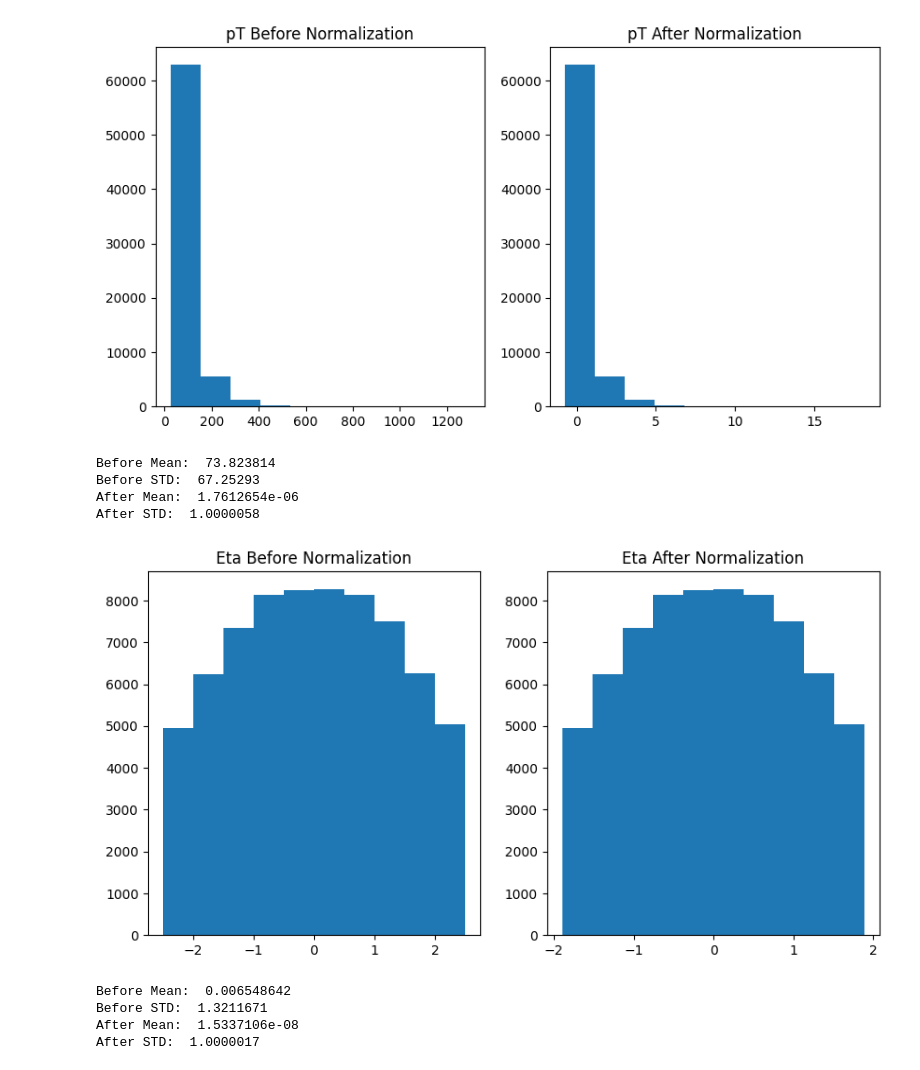
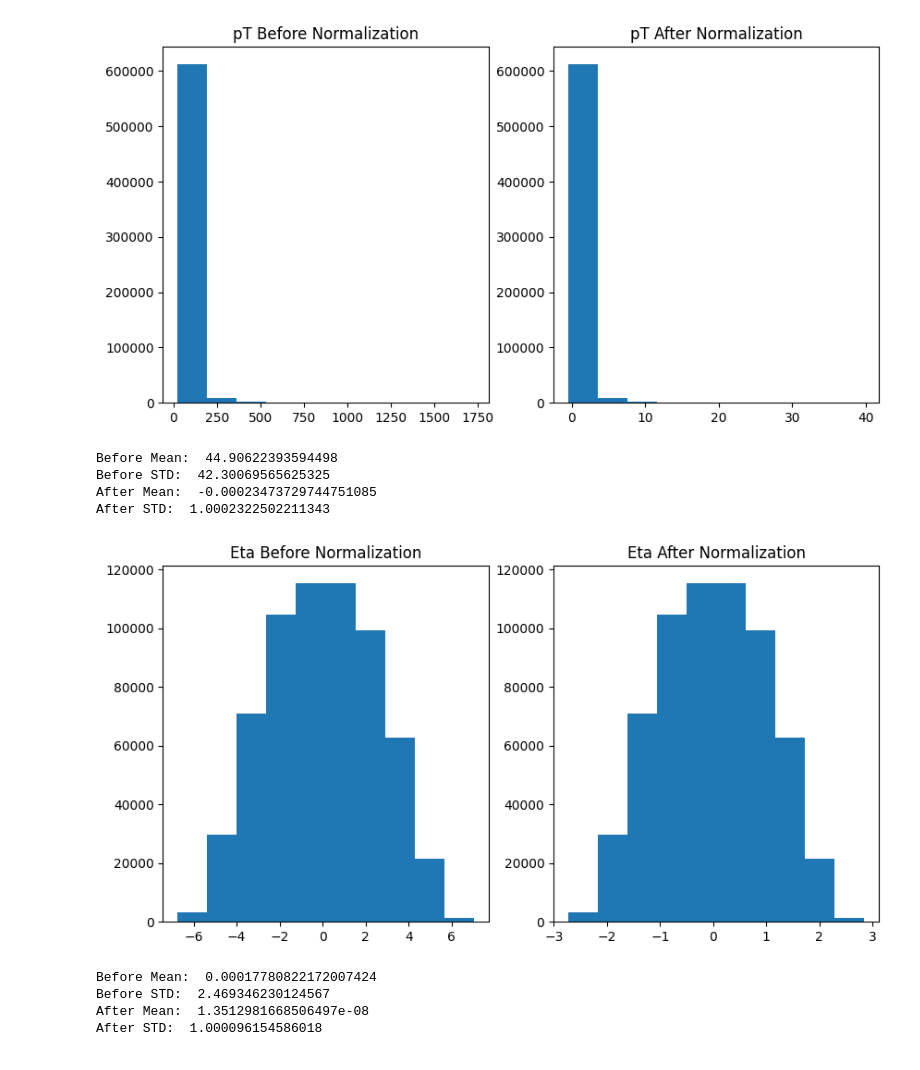
Before and after one commit to LukeV37/Pileup_Project, a Jupyter notebook: analysis/Zprime_Classifier.ipynb, the cells around one changed output. Cells and saved outputs as stored; diff of their text form; code cells hidden in the pictures.

```diff
--- a/analysis/Zprime_Classifier.ipynb
+++ b/analysis/Zprime_Classifier.ipynb
@@ -20,7 +20,7 @@ with uproot.open("ntuples/dataset_mu60_ztt1000_10k.root:fastjet") as f:
     jet_m_sig = f["jet_m"].array()
     jet_pufr_sig = f["jet_pufr_truth"].array()
     jet_idx_sig = f["jet_ttbar_match"].array()
-    jet_label_sig = ak.ones_like(jet_pt_sig)
+    jet_label_sig = np.ones(len(jet_pt_sig))
 
 # Load background sample into memory
 with uproot.open("ntuples/dataset_mu60_ttbar_10k.root:fastjet") as f:
@@ -30,12 +30,13 @@ with uproot.open("ntuples/dataset_mu60_ttbar_10k.root:fastjet") as f:
     jet_m_bkg = f["jet_m"].array()
     jet_pufr_bkg = f["jet_pufr_truth"].array()
     jet_idx_bkg = f["jet_ttbar_match"].array()
-    jet_label_bkg = ak.zeros_like(jet_pt_bkg)
+    jet_label_bkg = np.zeros(len(jet_pt_bkg))
 # %%
 # crazy vectorized syntax https://awkward-array.org/doc/main/user-guide/how-to-restructure-concatenate.html#emulating-numpy-s-stack-functions
-jet_sig = ak.concatenate([jet_pt_sig[:, np.newaxis], jet_eta_sig[:, np.newaxis], jet_phi_sig[:, np.newaxis], jet_m_sig[:, np.newaxis], jet_pufr_sig[:, np.newaxis], jet_label_sig[:, np.newaxis]], axis=1)
-jet_bkg = ak.concatenate([jet_pt_bkg[:, np.newaxis], jet_eta_bkg[:, np.newaxis], jet_phi_bkg[:, np.newaxis], jet_m_bkg[:, np.newaxis], jet_pufr_bkg[:, np.newaxis], jet_label_bkg[:, np.newaxis]], axis=1)
+jet_sig = ak.concatenate([jet_pt_sig[:, :, np.newaxis], jet_eta_sig[:, :, np.newaxis], jet_phi_sig[:, :, np.newaxis], jet_m_sig[:, :, np.newaxis], jet_pufr_sig[:, :, np.newaxis]], axis=2)
+jet_bkg = ak.concatenate([jet_pt_bkg[:, :, np.newaxis], jet_eta_bkg[:, :, np.newaxis], jet_phi_bkg[:, :, np.newaxis], jet_m_bkg[:, :, np.newaxis], jet_pufr_bkg[:, :, np.newaxis]], axis=2)
 
 # combine sig and bkg into one vector
 jet_feats = ak.concatenate([jet_sig, jet_bkg], axis=0)
+jet_labels = np.concatenate([jet_label_sig,jet_label_bkg], axis=0)
 jet_idx = np.array(ak.concatenate([jet_idx_sig, jet_idx_bkg], axis=0))
@@ -63,0 +43,7 @@ Wall time: 16.5 s
+# %%
+shuffled_idx = np.random.permutation(len(jet_feats))
+jet_feats = jet_feats[shuffled_idx]
+jet_labels = jet_labels[shuffled_idx]
+
+sig = (jet_labels==1)
+bkg = ~sig
@@ -64,56 +71,67 @@ Wall time: 16.5 s
 # %%
 # Split dataset into train, val, test split
+data = jet_feats
+labels = jet_labels
 num_events = len(data)
-X_train_raw = data[0:int(0.7*num_events)][:,:,0:5]
-y_train = data[0:int(0.7*num_events)][:,:,5].mean(axis=1).reshape(-1,1)
-X_val_raw = data[int(0.7*num_events):int(0.75*num_events)][:,:,0:5]
-y_val = data[int(0.7*num_events):int(0.75*num_events)][:,:,5].mean(axis=1).reshape(-1,1)
-X_test_raw = data[int(0.75*num_events):][:,:,0:5]
-y_test = data[int(0.75*num_events):][:,:,5].mean(axis=1).reshape(-1,1)
+X_train_raw = data[0:int(0.7*num_events)]
+y_train = labels[0:int(0.7*num_events)].reshape(-1,1)
+X_val_raw = data[int(0.7*num_events):int(0.75*num_events)]
+y_val = labels[int(0.7*num_events):int(0.75*num_events)].reshape(-1,1)
+X_test_raw = data[int(0.75*num_events):]
+y_test = labels[int(0.75*num_events):].reshape(-1,1)
 
 # Calculate the mean and std of each feature
-X_train_means = np.mean(X_train_raw.reshape(-1,5),0)
-X_train_stds = np.std(X_train_raw.reshape(-1,5),0)
+num_feats = len(jet_feats[0][0])
+X_train_means = []
+X_train_stds = []
+for i in range(num_feats):
+    X_train_means.append(ak.mean(X_train_raw[:,:,i]))
+    X_train_stds.append(ak.std(X_train_raw[:,:,i]))
 # Do not apply mean and std to pufr
 X_train_means[-1]=0
 X_train_stds[-1]=1
 
 # Normalize dataset
-X_train_norm = np.divide(np.subtract(X_train_raw,X_train_means),X_train_stds)
-X_val_norm = np.divide(np.subtract(X_val_raw,X_train_means),X_train_stds)
-X_test_norm = np.divide(np.subtract(X_test_raw,X_train_means),X_train_stds)
+norm_data  =[]
+for i in range(num_feats):
+    norms = ak.Array((X_train_raw[:,:,i] - X_train_means[i]) / X_train_stds[i])
+    norm_data.append(norms)
+norm_list = []
+for i in range(num_feats):
+    norm_list.append(norm_data[i][:, :, np.newaxis])
+X_train_norm = ak.concatenate(norm_list, axis=2)
 
 # Validation plots
 var_list = ['pT','Eta','Phi','Mass','PU Fraction']
 for i in range(len(var_list)):
     fig, (ax1, ax2) = plt.subplots(1, 2, figsize=(10, 5))
-    var1 = X_train_raw[:,:,i].flatten()
+    var1 = ak.flatten(X_train_raw[:,:,i])
     ax1.hist(var1)
     ax1.set_title(var_list[i]+" Before Normalization")
-    var2 = X_train_norm[:,:,i].flatten()
+    var2 = ak.flatten(X_train_norm[:,:,i])
     ax2.hist(var2)
     ax2.set_title(var_list[i]+" After Normalization")
     plt.show()
     print("Before Mean: ", np.mean(var1))
     print("Before STD: ", np.std(var1))
     print("After Mean: ", np.mean(var2))
     print("After STD: ", np.std(var2))
 
 # Convert to torch.Tensor()
-X_train = torch.Tensor(X_train_norm)
+X_train = torch.nested.nested_tensor(ak.to_list(X_train_norm))
 y_train = torch.Tensor(y_train)
-X_val = torch.Tensor(X_val_norm)
+X_val = torch.nested.nested_tensor(ak.to_list(X_val_norm))
 y_val = torch.Tensor(y_val)
-X_test = torch.Tensor(X_test_norm)
+X_test = torch.nested.nested_tensor(ak.to_list(X_test_norm))
 y_test = torch.Tensor(y_test)
 # %% [output]
-[figure, old version]
+[figure, new version]
-Before Mean:  73.823814
-Before STD:  67.25293
-After Mean:  1.7612654e-06
-After STD:  1.0000058
+Before Mean:  44.90622393594498
+Before STD:  42.30069565625325
+After Mean:  -0.00023473729744751085
+After STD:  1.0002322502211343
-[figure, old version]
+[figure, new version]
-Before Mean:  0.006548642
-Before STD:  1.3211671
-After Mean:  1.5337106e-08
-After STD:  1.0000017
+Before Mean:  0.00017780822172007424
+Before STD:  2.469346230124567
+After Mean:  1.3512981668506497e-08
+After STD:  1.000096154586018
```
Also changed, not shown: parts of 8 cells of this notebook.
